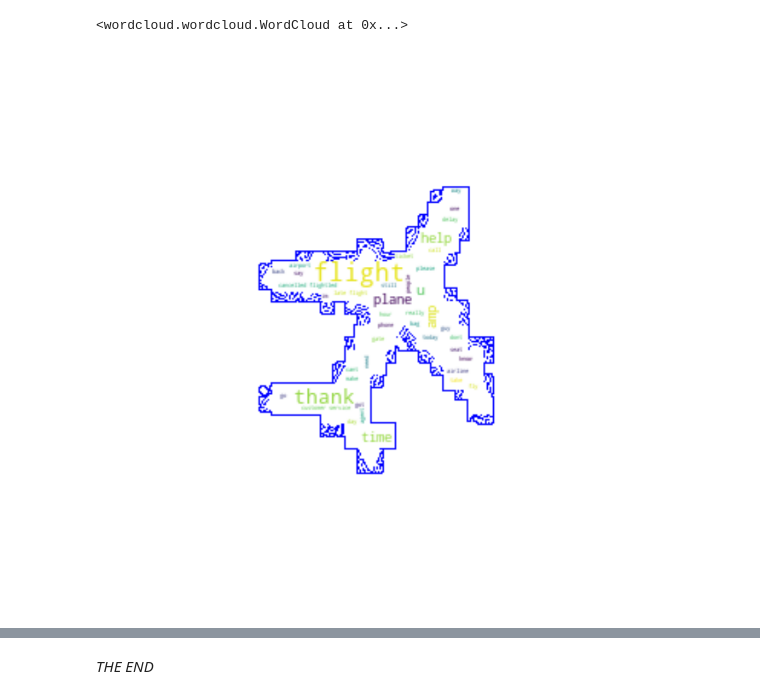
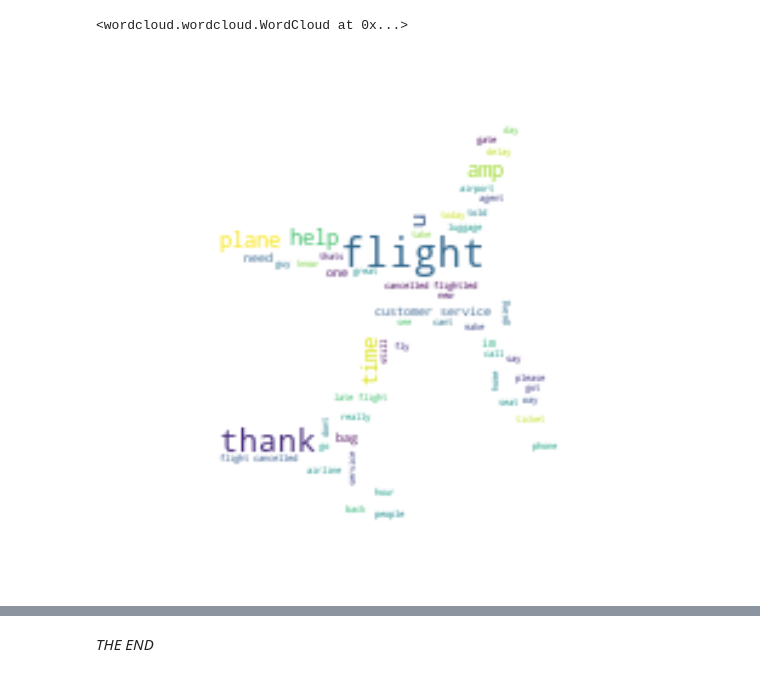
Before and after one commit to dilaraozcerit/NLP, a Jupyter notebook: airline-sentiment-analysis.ipynb, the cells around one changed output, grey strips where cells are left out. Saved outputs shown, nothing was run; the diff lists cells and outputs as text; code cells hidden in the pictures.

```diff
--- a/airline-sentiment-analysis.ipynb
+++ b/airline-sentiment-analysis.ipynb
@@ -1156,7 +1044,7 @@ worldcloud.generate(all_words)
 # %% [output]
 <wordcloud.wordcloud.WordCloud at 0x...>
 # %%
-flight_mask = np.array(Image.open("../input/flight/flight.jpg"))
+flight_mask = np.array(Image.open("../input/plane-im/plane_im.jpg")) # "../input/flight1/flight.jpg"
 # %%
 def transform_format(val):
     if val.any() == 0:
@@ -1165,15 +1053,15 @@ def transform_format(val):
         return val
 # %%
 # Create a word cloud image
-wc = WordCloud(background_color="white", max_words=500, mask=flight_mask, contour_width=0.01, contour_color='blue')
+wc = WordCloud(background_color="white",  mask= flight_mask, max_words=200, contour_color='blue')
 
 # Generate a wordcloud
 wc.generate(all_words)
 
 # show
-plt.figure(figsize=[60,15])
+plt.figure(figsize=[10,15])
 plt.imshow(wc, interpolation='bilinear')
 plt.axis("off")
 plt.show()
 # %% [output]
-[figure, old version]
+[figure, new version]
```
Also changed, not shown: parts of 20 cells of this notebook.
